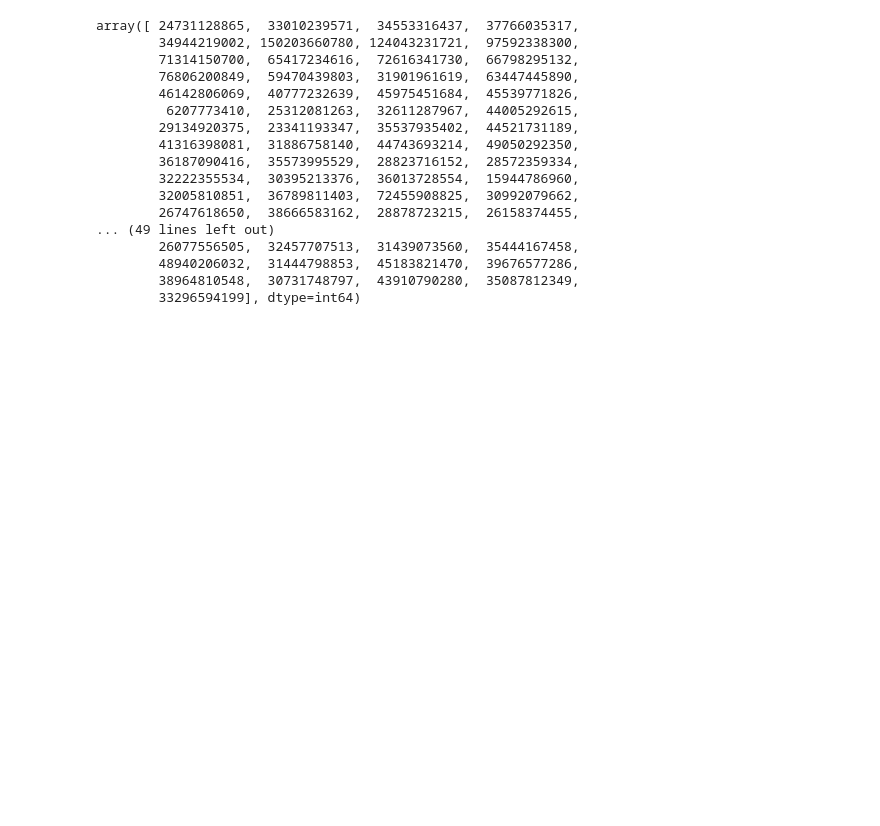
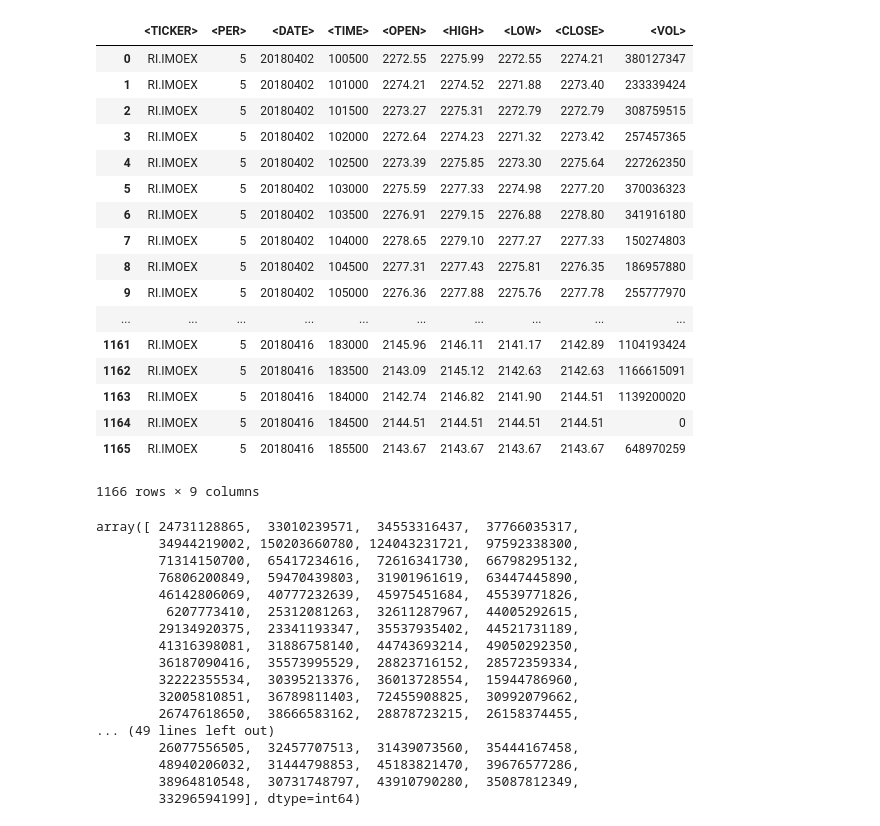
Before and after one commit to eptitsyn/cuda_em, a Jupyter notebook: read_additionaldata.ipynb, the cells around one changed output. Drawn from its saved outputs; the diff is of its cells as text; code cells hidden in the pictures; blank space fills up the shorter version.

```diff
--- a/read_additionaldata.ipynb
+++ b/read_additionaldata.ipynb
@@ -12,3 +17,24 @@ df=pd.read_csv('RI.IMOEX_180401_190401_daily.csv', sep=';')
+# %%
+dfa
+# %% [output]
+|  | <TICKER> | <PER> | <DATE> | <TIME> | <OPEN> | <HIGH> | <LOW> | <CLOSE> | <VOL> |
+| 0 | RI.IMOEX | 5 | 20180402 | 100500 | 2272.55 | 2275.99 | 2272.55 | 2274.21 | 380127347 |
+| 1 | RI.IMOEX | 5 | 20180402 | 101000 | 2274.21 | 2274.52 | 2271.88 | 2273.40 | 233339424 |
+| 2 | RI.IMOEX | 5 | 20180402 | 101500 | 2273.27 | 2275.31 | 2272.79 | 2272.79 | 308759515 |
+| 3 | RI.IMOEX | 5 | 20180402 | 102000 | 2272.64 | 2274.23 | 2271.32 | 2273.42 | 257457365 |
+| 4 | RI.IMOEX | 5 | 20180402 | 102500 | 2273.39 | 2275.85 | 2273.30 | 2275.64 | 227262350 |
+| 5 | RI.IMOEX | 5 | 20180402 | 103000 | 2275.59 | 2277.33 | 2274.98 | 2277.20 | 370036323 |
+| 6 | RI.IMOEX | 5 | 20180402 | 103500 | 2276.91 | 2279.15 | 2276.88 | 2278.80 | 341916180 |
+| 7 | RI.IMOEX | 5 | 20180402 | 104000 | 2278.65 | 2279.10 | 2277.27 | 2277.33 | 150274803 |
+| 8 | RI.IMOEX | 5 | 20180402 | 104500 | 2277.31 | 2277.43 | 2275.81 | 2276.35 | 186957880 |
+| 9 | RI.IMOEX | 5 | 20180402 | 105000 | 2276.36 | 2277.88 | 2275.76 | 2277.78 | 255777970 |
+| ... | ... | ... | ... | ... | ... | ... | ... | ... | ... |
+| 1161 | RI.IMOEX | 5 | 20180416 | 183000 | 2145.96 | 2146.11 | 2141.17 | 2142.89 | 1104193424 |
+| 1162 | RI.IMOEX | 5 | 20180416 | 183500 | 2143.09 | 2145.12 | 2142.63 | 2142.63 | 1166615091 |
+| 1163 | RI.IMOEX | 5 | 20180416 | 184000 | 2142.74 | 2146.82 | 2141.90 | 2144.51 | 1139200020 |
+| 1164 | RI.IMOEX | 5 | 20180416 | 184500 | 2144.51 | 2144.51 | 2144.51 | 2144.51 | 0 |
+| 1165 | RI.IMOEX | 5 | 20180416 | 185500 | 2143.67 | 2143.67 | 2143.67 | 2143.67 | 648970259 |
+1166 rows × 9 columns
 # %%
 df['<VOL>'].to_numpy()
 # %% [output]
```
Also changed, not shown: parts of 6 cells of this notebook, 8 other files.
